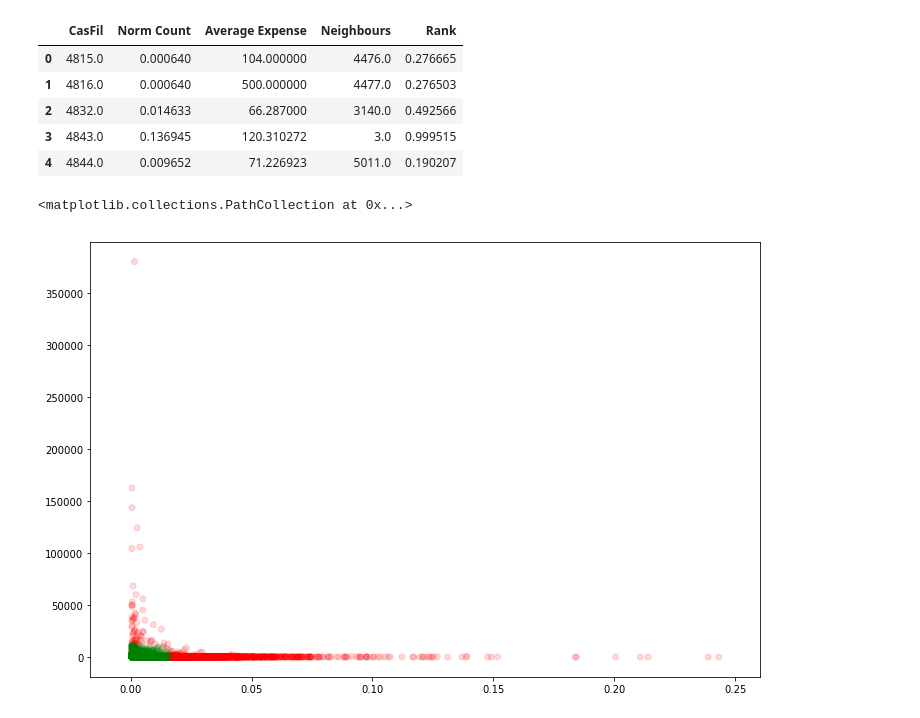
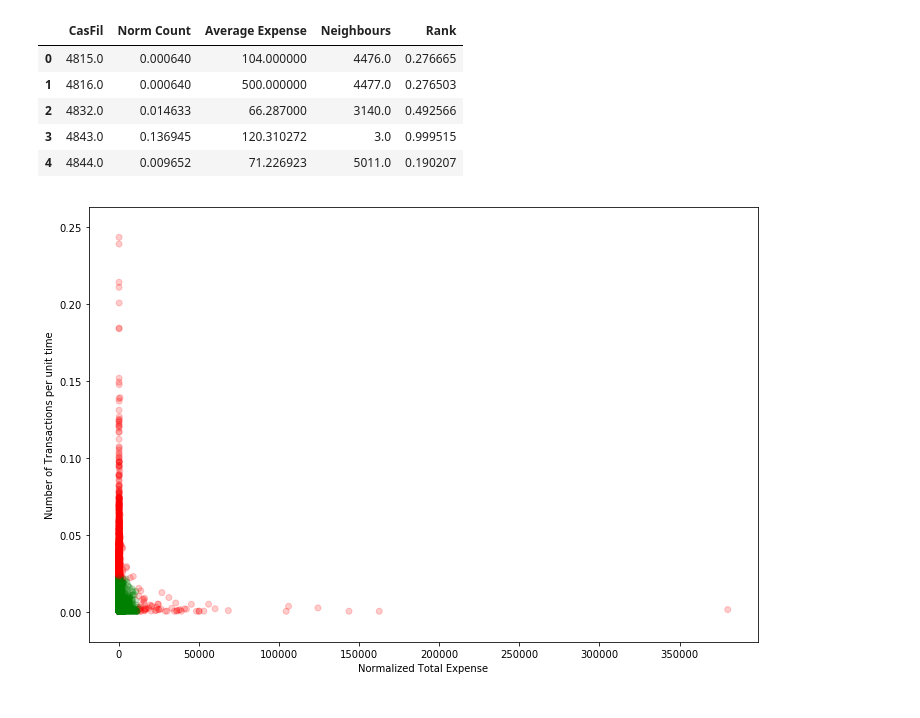
Before and after one commit to sanhitamj/elderly_fraud_detection, a Jupyter notebook: DataPipeline.ipynb, the cells around one changed output. Saved outputs shown, nothing was run; the diff lists cells and outputs as text; code cells hidden in the pictures.

```diff
--- a/DataPipeline.ipynb
+++ b/DataPipeline.ipynb
@@ -319,10 +319,11 @@ per.head()
 | 4 | 4844.0 | 0.009652 | 71.226923 | 5011.0 | 0.190207 |
 # %%
 plt.figure(figsize=(12,8))
-col = (per['Rank'] < 0.6).replace({True : 'g', False: 'r'})
+col = (per['Rank'] < 0.8).replace({True : 'g', False: 'r'})
 plt.xlabel('Normalized Total Expense')
-plt.ylabel('Number of Transactions per unit')
-plt.scatter(per['Norm Count'], per['Average Expense'], c=col, alpha = 0.15)
+plt.ylabel('Number of Transactions per unit time')
+plt.scatter(per['Average Expense'], per['Norm Count'], c=col, alpha = 0.2)
+plt.savefig('PersonalMisc.png')
+plt.show()
 # %% [output]
-<matplotlib.collections.PathCollection at 0x...>
-[figure, old version]
+[figure, new version]
```
Also changed, not shown: 1 other file.
